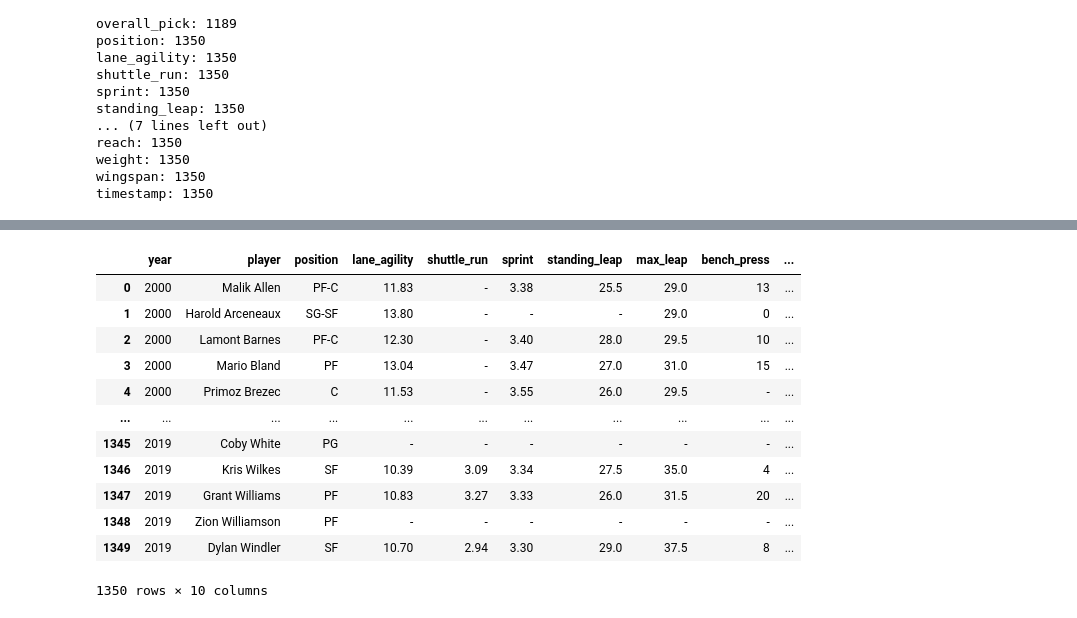
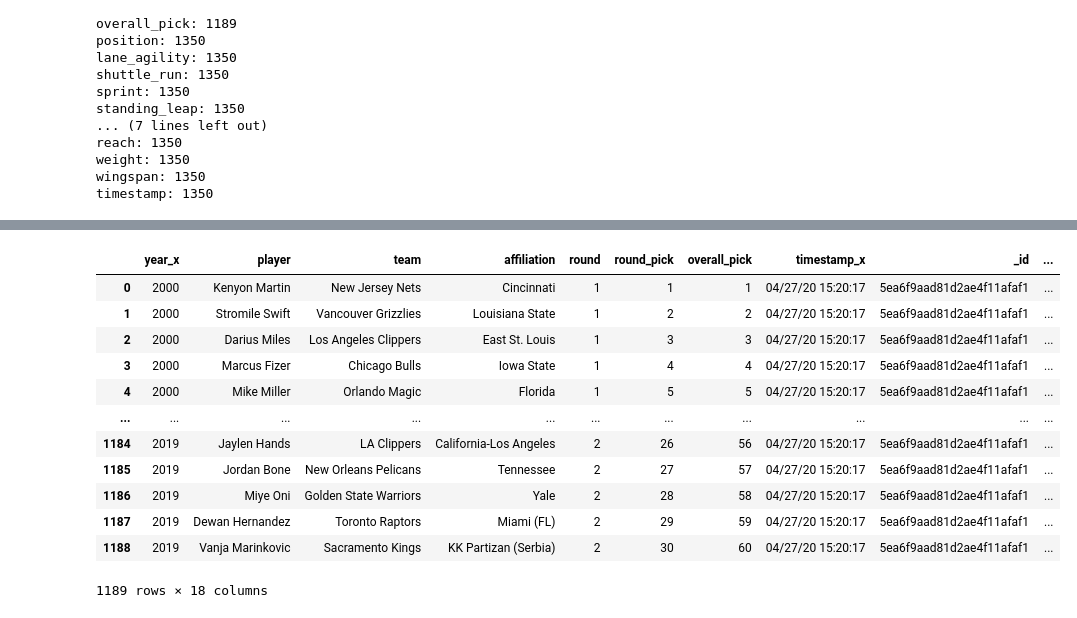
Before and after one commit to plowden/project3, a Jupyter notebook: internet_scrape.ipynb, the cells around one changed output, grey strips where cells are left out. Cells and saved outputs as stored; diff of their text form; code cells hidden in the pictures.

```diff
--- a/internet_scrape.ipynb
+++ b/internet_scrape.ipynb
@@ -389,8 +389,8 @@ wingspan: 1350
 timestamp: 1350
 # %%
 nba_stats_draft_df = pd.DataFrame.from_dict(nba_stats_draft)
-nba_stats_strength_df = pd.DataFrame.from_dict(nba_stats_strength)
-nba_stats_anthro_df = pd.DataFrame.from_dict(nba_stats_anthro)
+nba_stats_strength_temp_df = pd.DataFrame.from_dict(nba_stats_strength)
+nba_stats_anthro_temp_df = pd.DataFrame.from_dict(nba_stats_anthro)
 # %%
 nba_stats_draft_df.sort_values("player").to_csv("nba_stats_draft_df.csv", index=False, header=True)
 nba_stats_draft_df
@@ -411,19 +411,21 @@ nba_stats_draft_df
 # %%
+nba_stats_strength_df = nba_stats_strength_temp_df.drop_duplicates(subset=['player'], keep='last')
 nba_stats_strength_df.sort_values("player").to_csv("nba_stats_strength_df.csv", index=False, header=True)
-nba_stats_temp_df = pd.merge(nba_stats_draft_df, nba_stats_strength_df, on="player", how="left")
-nba_stats_strength_df
+nba_stats_temp_df = pd.merge(nba_stats_draft_df, nba_stats_strength_df, how="left", on='player')
+#nba_stats_temp_df = nba_stats_temp_df.dropna()
+nba_stats_temp_df
 # %% [output]
-|  | year | player | position | lane_agility | shuttle_run | sprint | standing_leap | max_leap | bench_press | ... |
-| 0 | 2000 | Malik Allen | PF-C | 11.83 | - | 3.38 | 25.5 | 29.0 | 13 | ... |
-| 1 | 2000 | Harold Arceneaux | SG-SF | 13.80 | - | - | - | 29.0 | 0 | ... |
-| 2 | 2000 | Lamont Barnes | PF-C | 12.30 | - | 3.40 | 28.0 | 29.5 | 10 | ... |
-| 3 | 2000 | Mario Bland | PF | 13.04 | - | 3.47 | 27.0 | 31.0 | 15 | ... |
-| 4 | 2000 | Primoz Brezec | C | 11.53 | - | 3.55 | 26.0 | 29.5 | - | ... |
+|  | year_x | player | team | affiliation | round | round_pick | overall_pick | timestamp_x | _id | ... |
+| 0 | 2000 | Kenyon Martin | New Jersey Nets | Cincinnati | 1 | 1 | 1 | 04/27/20 15:20:17 | 5ea6f9aad81d2ae4f11afaf1 | ... |
+| 1 | 2000 | Stromile Swift | Vancouver Grizzlies | Louisiana State | 1 | 2 | 2 | 04/27/20 15:20:17 | 5ea6f9aad81d2ae4f11afaf1 | ... |
+| 2 | 2000 | Darius Miles | Los Angeles Clippers | East St. Louis | 1 | 3 | 3 | 04/27/20 15:20:17 | 5ea6f9aad81d2ae4f11afaf1 | ... |
+| 3 | 2000 | Marcus Fizer | Chicago Bulls | Iowa State | 1 | 4 | 4 | 04/27/20 15:20:17 | 5ea6f9aad81d2ae4f11afaf1 | ... |
+| 4 | 2000 | Mike Miller | Orlando Magic | Florida | 1 | 5 | 5 | 04/27/20 15:20:17 | 5ea6f9aad81d2ae4f11afaf1 | ... |
 | ... | ... | ... | ... | ... | ... | ... | ... | ... | ... | ... |
-| 1345 | 2019 | Coby White | PG | - | - | - | - | - | - | ... |
-| 1346 | 2019 | Kris Wilkes | SF | 10.39 | 3.09 | 3.34 | 27.5 | 35.0 | 4 | ... |
-| 1347 | 2019 | Grant Williams | PF | 10.83 | 3.27 | 3.33 | 26.0 | 31.5 | 20 | ... |
-| 1348 | 2019 | Zion Williamson | PF | - | - | - | - | - | - | ... |
-| 1349 | 2019 | Dylan Windler | SF | 10.70 | 2.94 | 3.30 | 29.0 | 37.5 | 8 | ... |
+| 1184 | 2019 | Jaylen Hands | LA Clippers | California-Los Angeles | 2 | 26 | 56 | 04/27/20 15:20:17 | 5ea6f9aad81d2ae4f11afaf1 | ... |
+| 1185 | 2019 | Jordan Bone | New Orleans Pelicans | Tennessee | 2 | 27 | 57 | 04/27/20 15:20:17 | 5ea6f9aad81d2ae4f11afaf1 | ... |
+| 1186 | 2019 | Miye Oni | Golden State Warriors | Yale | 2 | 28 | 58 | 04/27/20 15:20:17 | 5ea6f9aad81d2ae4f11afaf1 | ... |
+| 1187 | 2019 | Dewan Hernandez | Toronto Raptors | Miami (FL) | 2 | 29 | 59 | 04/27/20 15:20:17 | 5ea6f9aad81d2ae4f11afaf1 | ... |
+| 1188 | 2019 | Vanja Marinkovic | Sacramento Kings | KK Partizan (Serbia) | 2 | 30 | 60 | 04/27/20 15:20:17 | 5ea6f9aad81d2ae4f11afaf1 | ... |
-1350 rows × 10 columns
+1189 rows × 18 columns
 # %%
```
Also changed, not shown: parts of 8 cells of this notebook, 1 other file.
